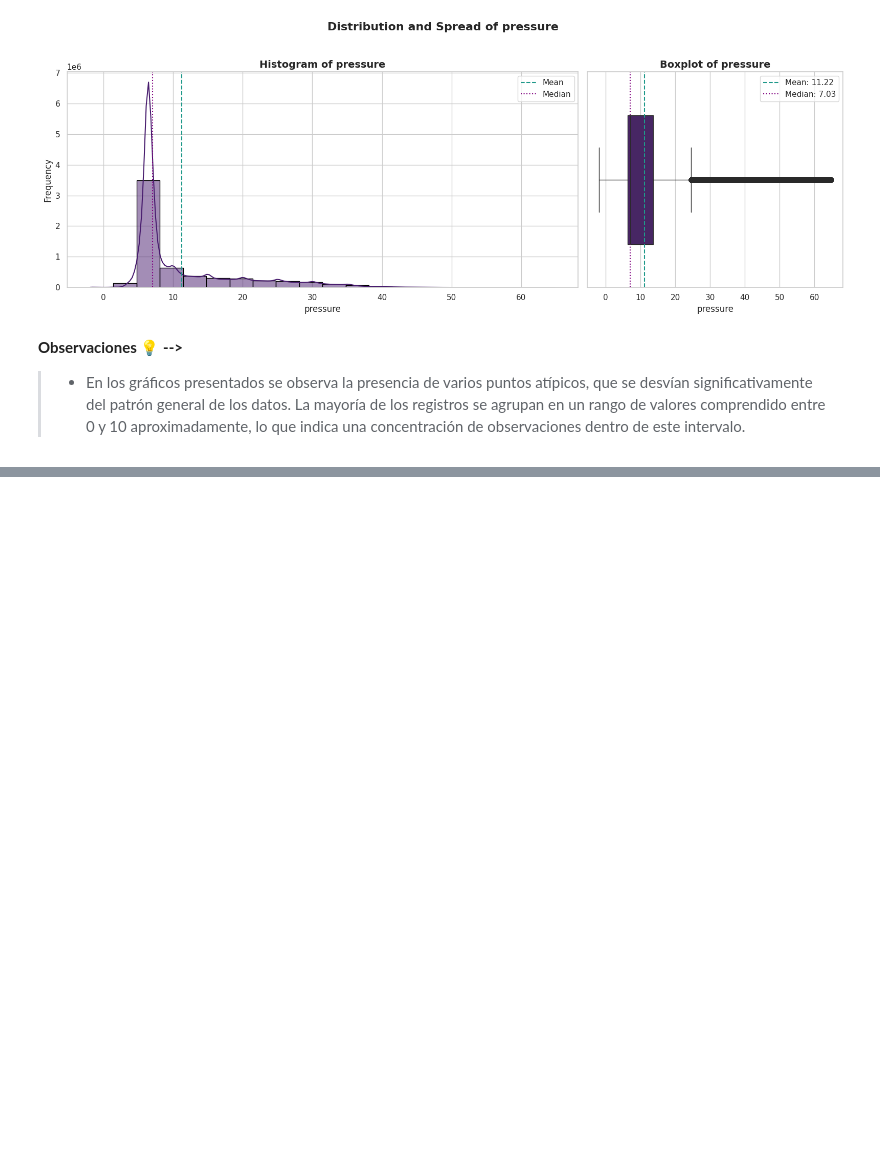
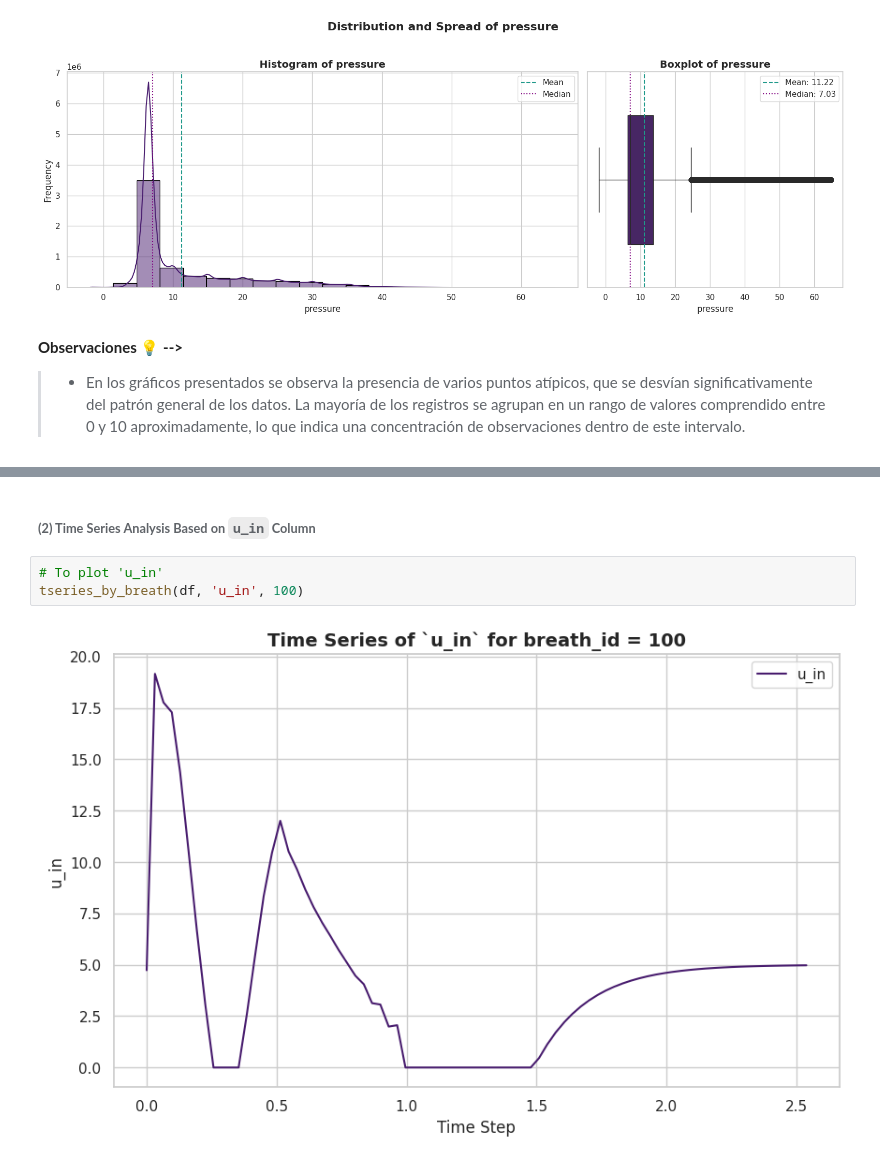
Before and after one commit to Andrea-gt/pressure-prediction, a Jupyter notebook: pressure_prediction.ipynb, the cells around one changed output, grey strips where cells are left out. Cells and saved outputs as stored; diff of their text form; blank space fills up the shorter version.

```diff
--- a/pressure_prediction.ipynb
+++ b/pressure_prediction.ipynb
@@ -423,0 +478,7 @@ plot_column(df, 'pressure')  # Generate and display a histogram and boxplot for
+# %% [markdown]
+###### **(2) Time Series Analysis Based on `u_in` Column**
+# %%
+# To plot 'u_in'
+tseries_by_breath(df, 'u_in', 100)
+# %% [output]
+[figure, added]
```
Also changed, not shown: parts of 14 cells of this notebook.
